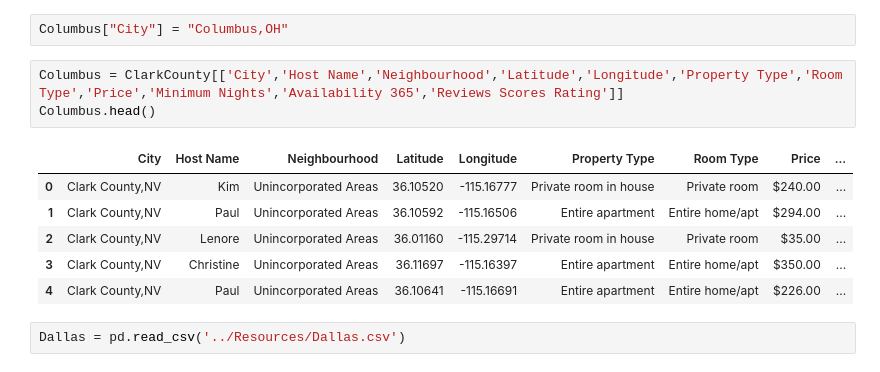
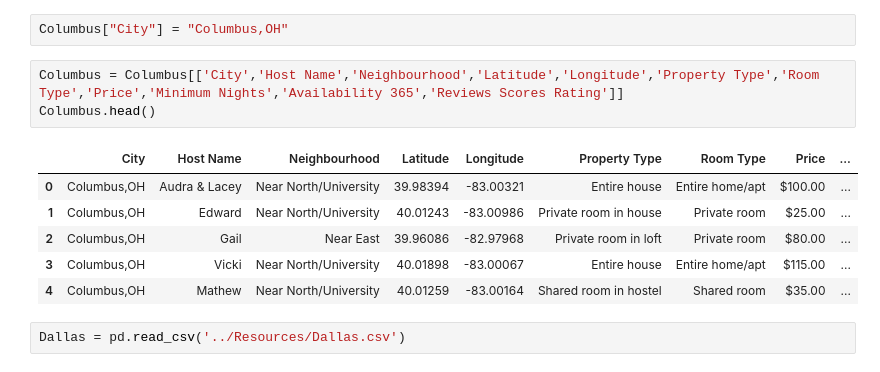
Before and after one commit to JorgeArV/Travel_Destinations, a Jupyter notebook: Extract_and_Load/US_Airbnb_PartA.ipynb, the cells around one changed output. Drawn from its saved outputs; the diff is of its cells as text.

```diff
--- a/Extract_and_Load/US_Airbnb_PartA.ipynb
+++ b/Extract_and_Load/US_Airbnb_PartA.ipynb
@@ -271,15 +271,15 @@ Columbus.head()
 # %%
 Columbus["City"] = "Columbus,OH"
 # %%
-Columbus = ClarkCounty[['City','Host Name','Neighbourhood','Latitude','Longitude','Property Type','Room Type','Price','Minimum Nights','Availability 365','Reviews Scores Rating']]
+Columbus = Columbus[['City','Host Name','Neighbourhood','Latitude','Longitude','Property Type','Room Type','Price','Minimum Nights','Availability 365','Reviews Scores Rating']]
 Columbus.head()
 # %% [output]
 |  | City | Host Name | Neighbourhood | Latitude | Longitude | Property Type | Room Type | Price | ... |
-| 0 | Clark County,NV | Kim | Unincorporated Areas | 36.10520 | -115.16777 | Private room in house | Private room | $240.00 | ... |
-| 1 | Clark County,NV | Paul | Unincorporated Areas | 36.10592 | -115.16506 | Entire apartment | Entire home/apt | $294.00 | ... |
-| 2 | Clark County,NV | Lenore | Unincorporated Areas | 36.01160 | -115.29714 | Private room in house | Private room | $35.00 | ... |
-| 3 | Clark County,NV | Christine | Unincorporated Areas | 36.11697 | -115.16397 | Entire apartment | Entire home/apt | $350.00 | ... |
-| 4 | Clark County,NV | Paul | Unincorporated Areas | 36.10641 | -115.16691 | Entire apartment | Entire home/apt | $226.00 | ... |
+| 0 | Columbus,OH | Audra & Lacey | Near North/University | 39.98394 | -83.00321 | Entire house | Entire home/apt | $100.00 | ... |
+| 1 | Columbus,OH | Edward | Near North/University | 40.01243 | -83.00986 | Private room in house | Private room | $25.00 | ... |
+| 2 | Columbus,OH | Gail | Near East | 39.96086 | -82.97968 | Private room in loft | Private room | $80.00 | ... |
+| 3 | Columbus,OH | Vicki | Near North/University | 40.01898 | -83.00067 | Entire house | Entire home/apt | $115.00 | ... |
+| 4 | Columbus,OH | Mathew | Near North/University | 40.01259 | -83.00164 | Shared room in hostel | Shared room | $35.00 | ... |
 # %%
 Dallas = pd.read_csv('../Resources/Dallas.csv')
 # %%
```
Also changed, not shown: 1 other file.
